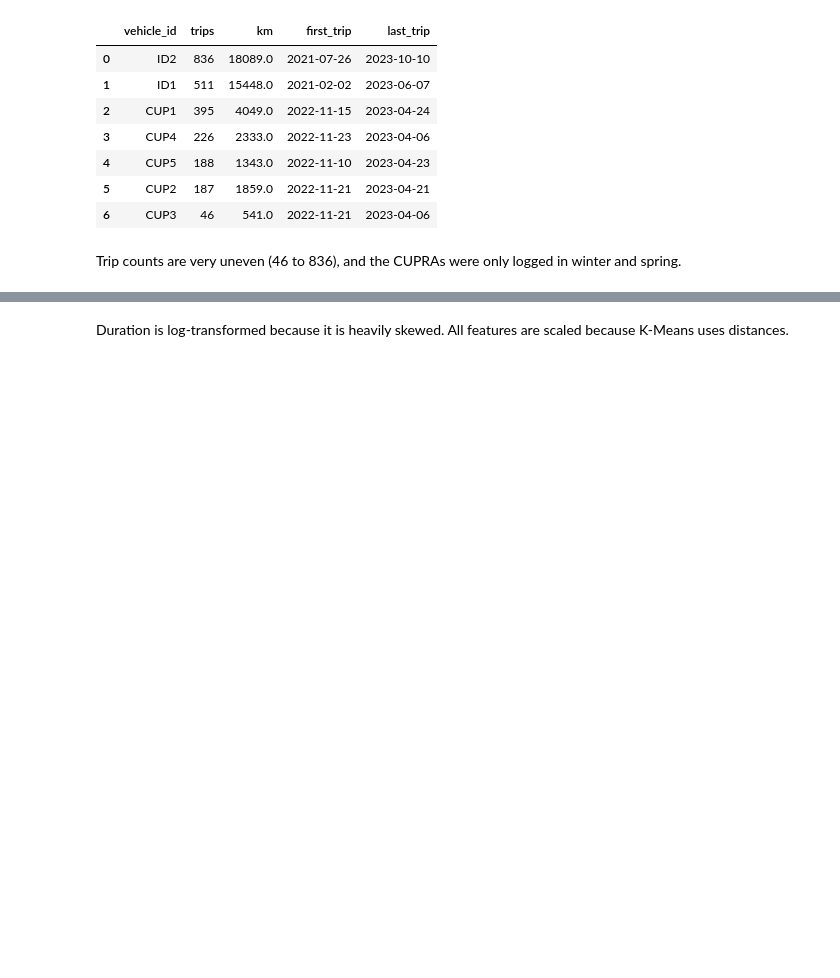
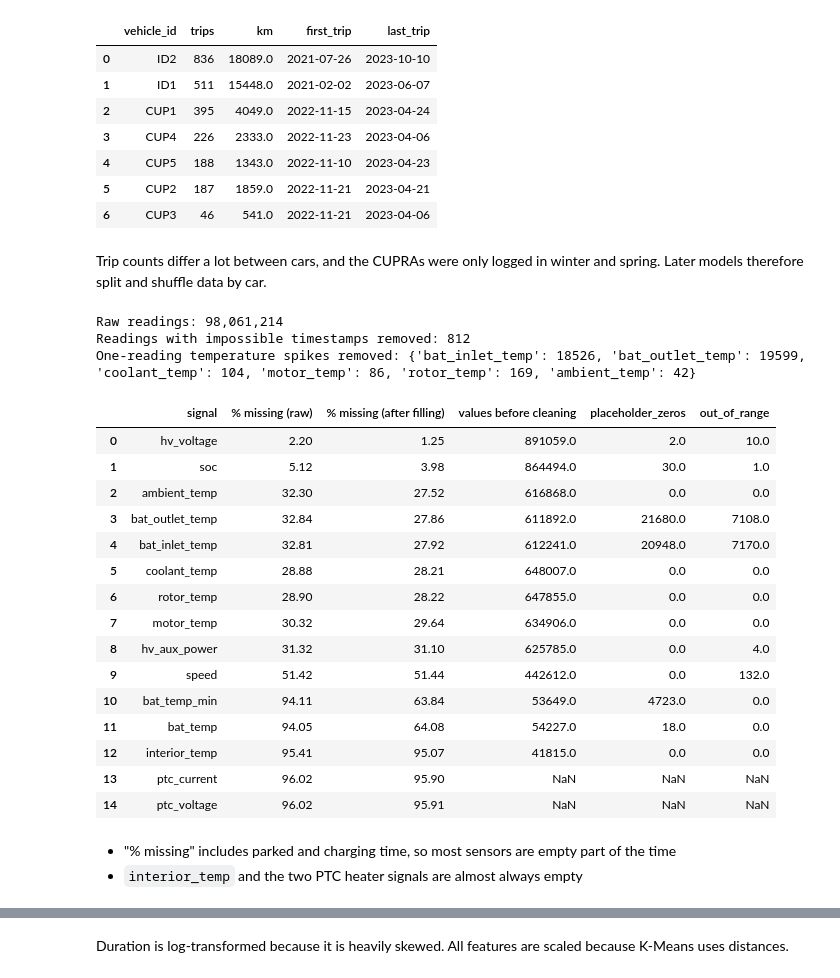
Before and after one commit to sumit-kolpe/EV-Energy-and-Thermal-Monitoring, a Jupyter notebook: EV_Energy_and_Thermal_Monitoring.ipynb, the cells around one changed output, grey strips where cells are left out. Drawn from its saved outputs; the diff is of its cells as text; code cells hidden in the pictures; blank space fills up the shorter version.

```diff
--- a/EV_Energy_and_Thermal_Monitoring.ipynb
+++ b/EV_Energy_and_Thermal_Monitoring.ipynb
@@ -360,4 +494,35 @@ duckdb.sql("""
 | 5 | CUP2 | 187 | 1859.0 | 2022-11-21 | 2023-04-21 |
 | 6 | CUP3 | 46 | 541.0 | 2022-11-21 | 2023-04-06 |
 # %% [markdown]
-Trip counts are very uneven (46 to 836), and the CUPRAs were only logged in winter and spring.
+Trip counts differ a lot between cars, and the CUPRAs were only logged in winter and spring. Later models therefore split and shuffle data by car.
+# %%
+print(f"Raw readings: {params['raw_readings']:,}")
+print(f"Readings with impossible timestamps removed: {params['impossible_timestamps']:,}")
+print("One-reading temperature spikes removed:", params["spikes_removed"])
+
+quality.rename(columns={"column": "signal", "values": "values before cleaning",
+                        "missing_raw_pct": "% missing (raw)", "missing_after_fill_pct": "% missing (after filling)"}) \
+    .sort_values("% missing (after filling)").reset_index(drop=True)
+# %% [output]
+Raw readings: 98,061,214
+Readings with impossible timestamps removed: 812
+One-reading temperature spikes removed: {'bat_inlet_temp': 18526, 'bat_outlet_temp': 19599, 'coolant_temp': 104, 'motor_temp': 86, 'rotor_temp': 169, 'ambient_temp': 42}
+|  | signal | % missing (raw) | % missing (after filling) | values before cleaning | placeholder_zeros | out_of_range |
+| 0 | hv_voltage | 2.20 | 1.25 | 891059.0 | 2.0 | 10.0 |
+| 1 | soc | 5.12 | 3.98 | 864494.0 | 30.0 | 1.0 |
+| 2 | ambient_temp | 32.30 | 27.52 | 616868.0 | 0.0 | 0.0 |
+| 3 | bat_outlet_temp | 32.84 | 27.86 | 611892.0 | 21680.0 | 7108.0 |
+| 4 | bat_inlet_temp | 32.81 | 27.92 | 612241.0 | 20948.0 | 7170.0 |
+| 5 | coolant_temp | 28.88 | 28.21 | 648007.0 | 0.0 | 0.0 |
+| 6 | rotor_temp | 28.90 | 28.22 | 647855.0 | 0.0 | 0.0 |
+| 7 | motor_temp | 30.32 | 29.64 | 634906.0 | 0.0 | 0.0 |
+| 8 | hv_aux_power | 31.32 | 31.10 | 625785.0 | 0.0 | 4.0 |
+| 9 | speed | 51.42 | 51.44 | 442612.0 | 0.0 | 132.0 |
+| 10 | bat_temp_min | 94.11 | 63.84 | 53649.0 | 4723.0 | 0.0 |
+| 11 | bat_temp | 94.05 | 64.08 | 54227.0 | 18.0 | 0.0 |
+| 12 | interior_temp | 95.41 | 95.07 | 41815.0 | 0.0 | 0.0 |
+| 13 | ptc_current | 96.02 | 95.90 | NaN | NaN | NaN |
+| 14 | ptc_voltage | 96.02 | 95.91 | NaN | NaN | NaN |
+# %% [markdown]
+- "% missing" includes parked and charging time, so most sensors are empty part of the time
+- `interior_temp` and the two PTC heater signals are almost always empty
```
Also changed, not shown: parts of 166 cells of this notebook, 1 other file.
